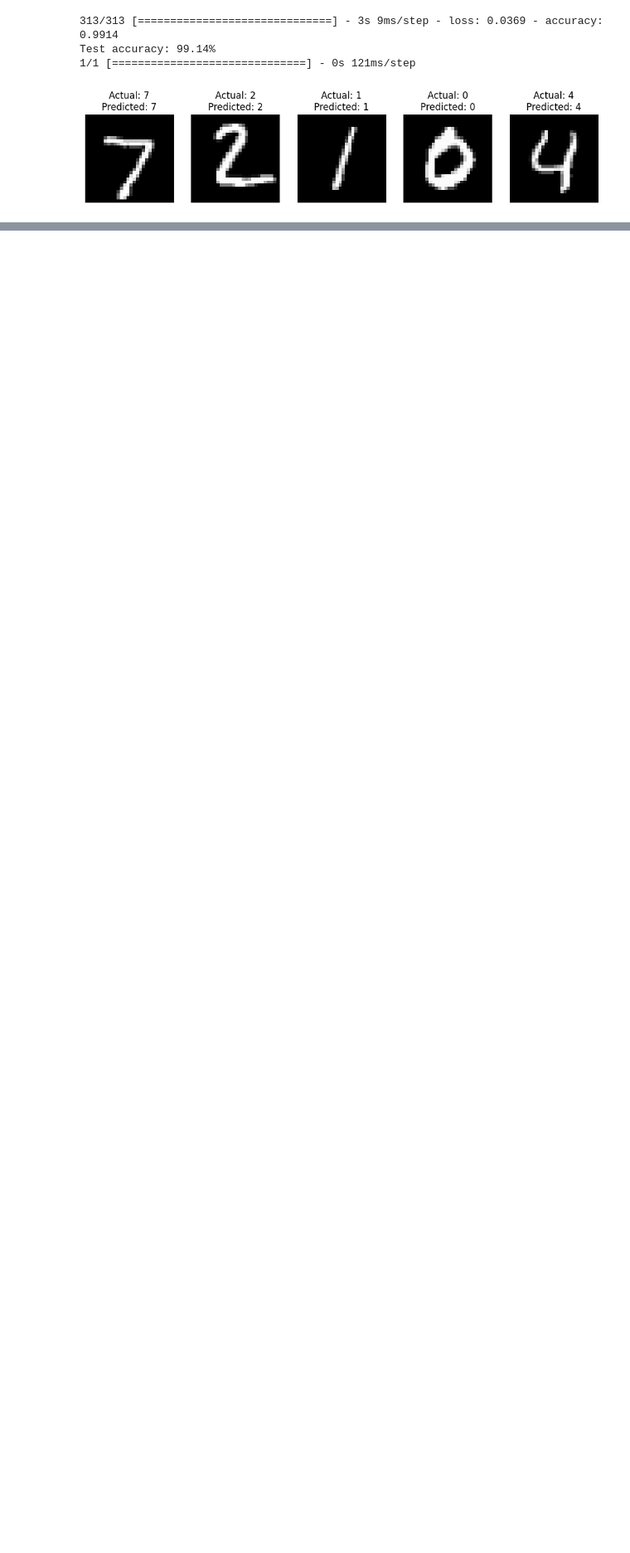
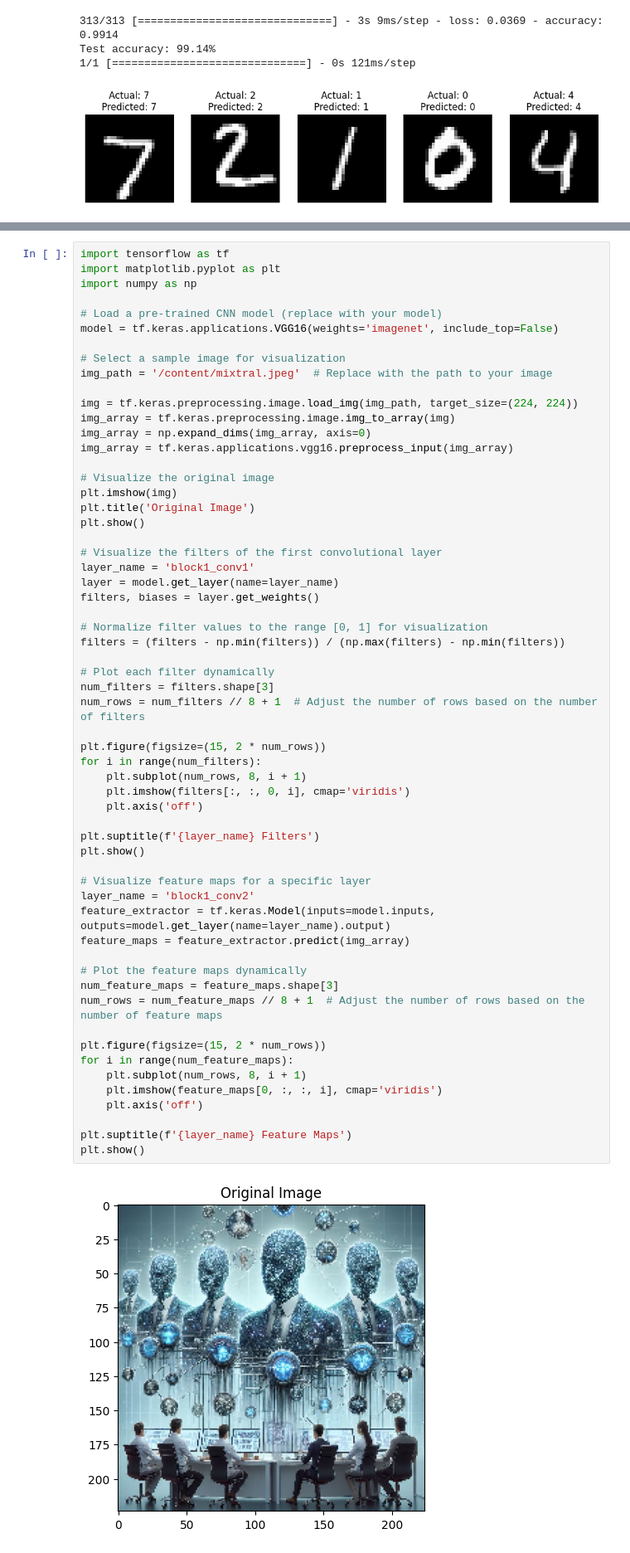
Before and after one commit to fodoai/LinkedIn, a Jupyter notebook: notebooks/2_CNN_on_MNIST.ipynb, the cells around one changed output, grey strips where cells are left out. Shown at 83% size. Saved outputs shown, nothing was run; the diff lists cells and outputs as text; blank space fills up the shorter version.

```diff
--- a/notebooks/2_CNN_on_MNIST.ipynb
+++ b/notebooks/2_CNN_on_MNIST.ipynb
@@ -96,0 +101,61 @@ Test accuracy: 99.14%
+# %%
+import tensorflow as tf
+import matplotlib.pyplot as plt
+import numpy as np
+
+# Load a pre-trained CNN model (replace with your model)
+model = tf.keras.applications.VGG16(weights='imagenet', include_top=False)
+
+# Select a sample image for visualization
+img_path = '/content/mixtral.jpeg'  # Replace with the path to your image
+
+img = tf.keras.preprocessing.image.load_img(img_path, target_size=(224, 224))
+img_array = tf.keras.preprocessing.image.img_to_array(img)
+img_array = np.expand_dims(img_array, axis=0)
+img_array = tf.keras.applications.vgg16.preprocess_input(img_array)
+
+# Visualize the original image
+plt.imshow(img)
+plt.title('Original Image')
+plt.show()
+
+# Visualize the filters of the first convolutional layer
+layer_name = 'block1_conv1'
+layer = model.get_layer(name=layer_name)
+filters, biases = layer.get_weights()
+
+# Normalize filter values to the range [0, 1] for visualization
+filters = (filters - np.min(filters)) / (np.max(filters) - np.min(filters))
+
+# Plot each filter dynamically
+num_filters = filters.shape[3]
+num_rows = num_filters // 8 + 1  # Adjust the number of rows based on the number of filters
+
+plt.figure(figsize=(15, 2 * num_rows))
+for i in range(num_filters):
+    plt.subplot(num_rows, 8, i + 1)
+    plt.imshow(filters[:, :, 0, i], cmap='viridis')
+    plt.axis('off')
+
+plt.suptitle(f'{layer_name} Filters')
+plt.show()
+
+# Visualize feature maps for a specific layer
+layer_name = 'block1_conv2'
+feature_extractor = tf.keras.Model(inputs=model.inputs, outputs=model.get_layer(name=layer_name).output)
+feature_maps = feature_extractor.predict(img_array)
+
+# Plot the feature maps dynamically
+num_feature_maps = feature_maps.shape[3]
+num_rows = num_feature_maps // 8 + 1  # Adjust the number of rows based on the number of feature maps
+
+plt.figure(figsize=(15, 2 * num_rows))
+for i in range(num_feature_maps):
+    plt.subplot(num_rows, 8, i + 1)
+    plt.imshow(feature_maps[0, :, :, i], cmap='viridis')
+    plt.axis('off')
+
+plt.suptitle(f'{layer_name} Feature Maps')
+plt.show()
+# %% [output]
+[figure, added]
```
Also changed, not shown: parts of 3 cells of this notebook.
